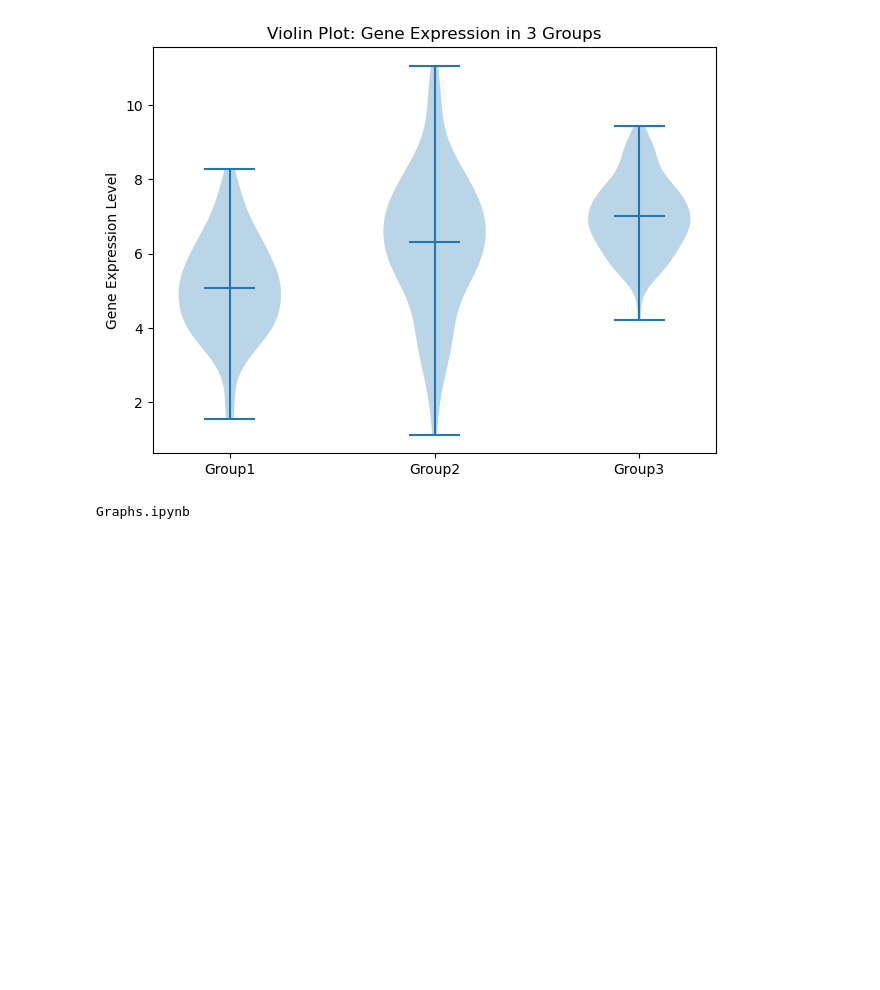
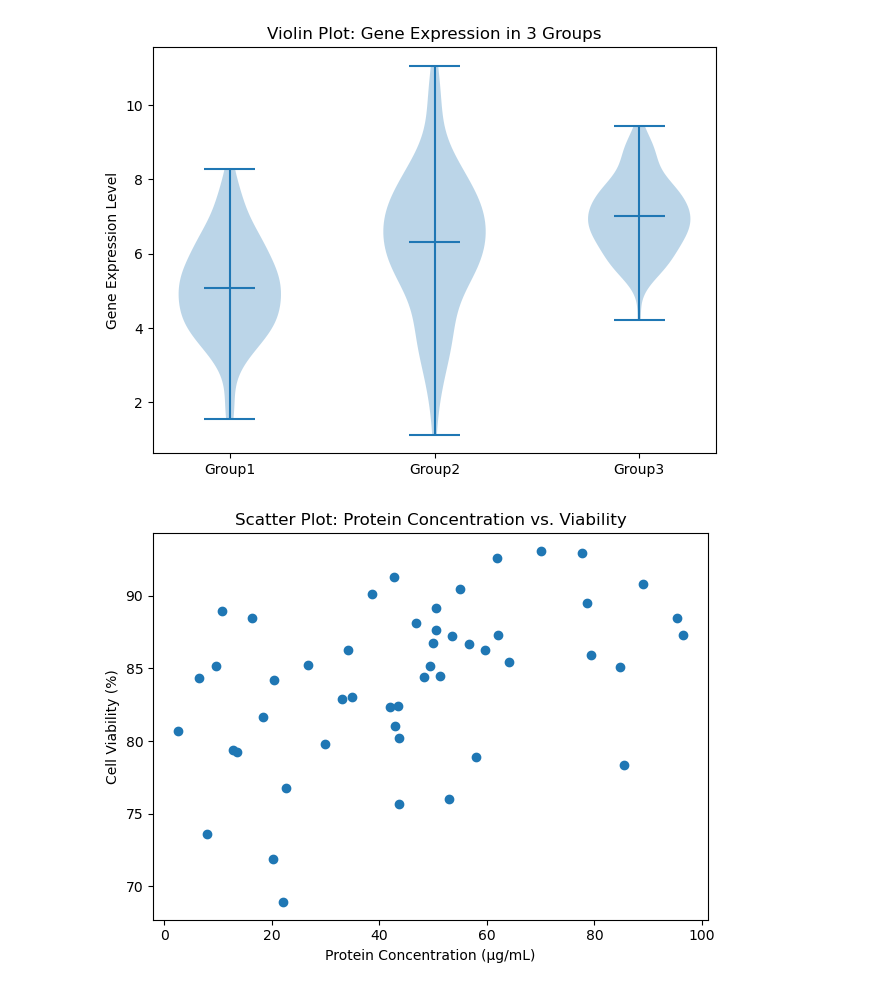
Before and after one commit to hosein-ald/Graphs, a Jupyter notebook: Graphs.ipynb, the cells around one changed output. Cells and saved outputs as stored; diff of their text form; code cells hidden in the pictures; blank space fills up the shorter version.

```diff
--- a/Graphs.ipynb
+++ b/Graphs.ipynb
@@ -113,6 +113,21 @@ plt.show()
 # %% [output]
 [figure]
 # %%
-ls
+import numpy as np
+import matplotlib.pyplot as plt
+
+np.random.seed(2)
+protein_concentration = np.random.uniform(0, 100, 50)
+cell_viability = 80 + 0.1 * protein_concentration + np.random.normal(0, 5, 50)
+
+plt.figure()
+
+plt.scatter(protein_concentration, cell_viability)
+plt.xlabel('Protein Concentration (µg/mL)')
+plt.ylabel('Cell Viability (%)')
+plt.title('Scatter Plot: Protein Concentration vs. Viability')
+
+plt.tight_layout()
+plt.show()
 # %% [output]
-Graphs.ipynb
+[figure, added]
```
Also changed, not shown: parts of 13 cells of this notebook.
